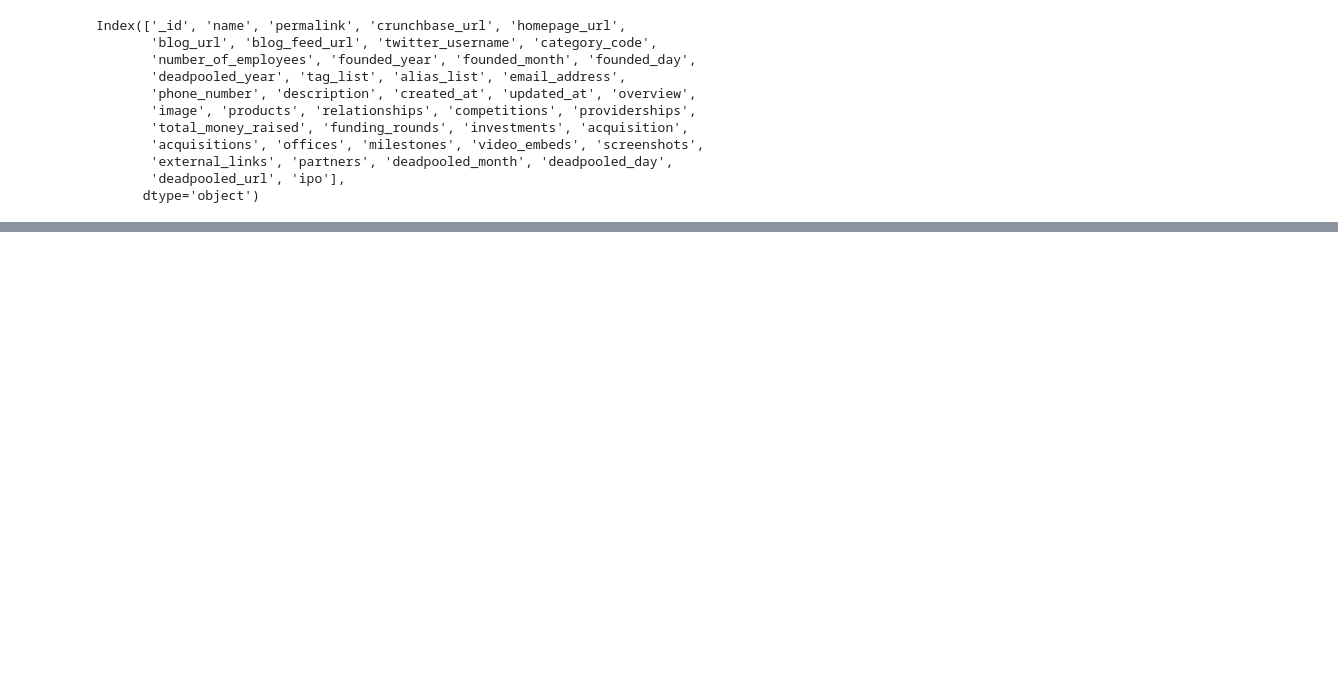
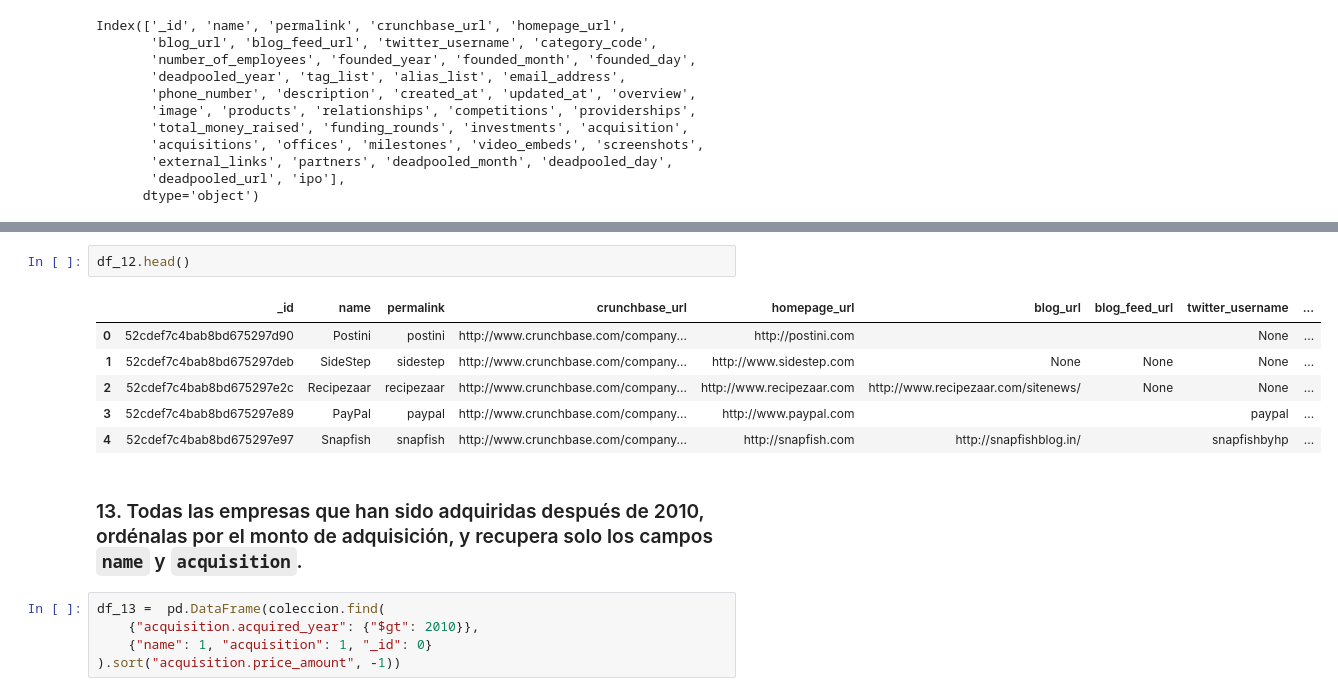
Before and after one commit to santiagorodriguez-dev/laboratorio-modulo4-leccion01-mongo, a Jupyter notebook: enunciados/lab-mongo.ipynb, the cells around one changed output, grey strips where cells are left out. Saved outputs shown, nothing was run; the diff lists cells and outputs as text; blank space fills up the shorter version.

```diff
--- a/enunciados/lab-mongo.ipynb
+++ b/enunciados/lab-mongo.ipynb
@@ -217,0 +260,16 @@ Index(['_id', 'name', 'permalink', 'crunchbase_url', 'homepage_url',
+# %%
+df_12.head()
+# %% [output]
+|  | _id | name | permalink | crunchbase_url | homepage_url | blog_url | blog_feed_url | twitter_username | ... |
+| 0 | 52cdef7c4bab8bd675297d90 | Postini | postini | http://www.crunchbase.com/company... | http://postini.com |  |  | None | ... |
+| 1 | 52cdef7c4bab8bd675297deb | SideStep | sidestep | http://www.crunchbase.com/company... | http://www.sidestep.com | None | None | None | ... |
+| 2 | 52cdef7c4bab8bd675297e2c | Recipezaar | recipezaar | http://www.crunchbase.com/company... | http://www.recipezaar.com | http://www.recipezaar.com/sitenews/ | None | None | ... |
+| 3 | 52cdef7c4bab8bd675297e89 | PayPal | paypal | http://www.crunchbase.com/company... | http://www.paypal.com |  |  | paypal | ... |
+| 4 | 52cdef7c4bab8bd675297e97 | Snapfish | snapfish | http://www.crunchbase.com/company... | http://snapfish.com | http://snapfishblog.in/ |  | snapfishbyhp | ... |
+# %% [markdown]
+### 13. Todas las empresas que han sido adquiridas después de 2010, ordénalas por el monto de adquisición, y recupera solo los campos `name` y `acquisition`.
+# %%
+df_13 =  pd.DataFrame(coleccion.find(
+    {"acquisition.acquired_year": {"$gt": 2010}},
+    {"name": 1, "acquisition": 1, "_id": 0}
+).sort("acquisition.price_amount", -1))
```
Also changed, not shown: parts of 13 cells of this notebook.
